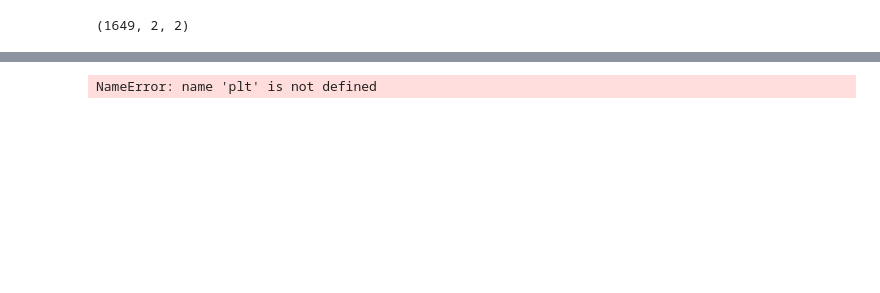
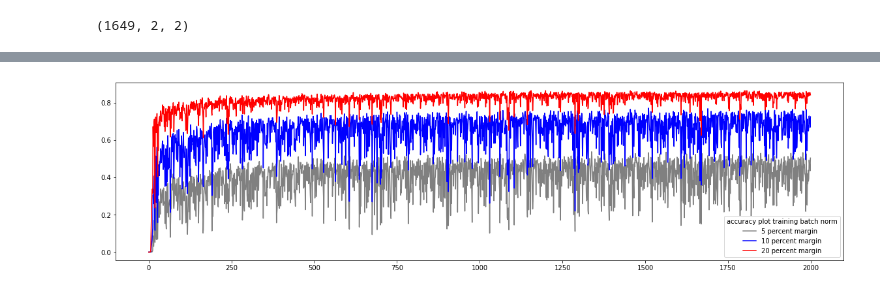
Before and after one commit to indylab/Circuit-Synthesis, a Jupyter notebook: Training loss visual.ipynb, the cells around one changed output, grey strips where cells are left out. Drawn from its saved outputs; the diff is of its cells as text; code cells hidden in the pictures; blank space fills up the shorter version.

```diff
--- a/Training loss visual.ipynb
+++ b/Training loss visual.ipynb
@@ -11,7 +11,7 @@ from IPython.display import HTML
 from matplotlib import animation
 from mpl_toolkits.mplot3d import axes3d
 # %%
-test_model_1 = model.Model500RELUBN()
+test_model_1 = model.Model500RELUBNResidual()
 # load data 1066 data
 data1 = utils.parseGainAndBWCsv('Data/BW_Gain324.csv')
 data2 = utils.parseGainAndBWCsv('Data/BW_Gain322.csv')
@@ -182,12 +155,12 @@ Got 108 / 330 correct (32.73 pct)
 # %%
 plt.figure(figsize = (20,5))
 plt.plot(ta5, color='grey', label='5 percent margin')
 plt.plot(ta10, color='blue', label = '10 percent margin')
 plt.plot(ta20, color='red', label = '20 percent margin')
-plt.legend(title = 'accuracy plot training without batch norm')
+plt.legend(title = 'accuracy plot training batch norm')
 plt.show()
 # %% [output]
-NameError: name 'plt' is not defined
+[figure, added]
 # %%
 plt.figure(figsize=(20,5))
 plt.plot(va5, color='grey', label='5 percent margin')
```
Also changed, not shown: parts of 22 cells of this notebook, 4 other files.
